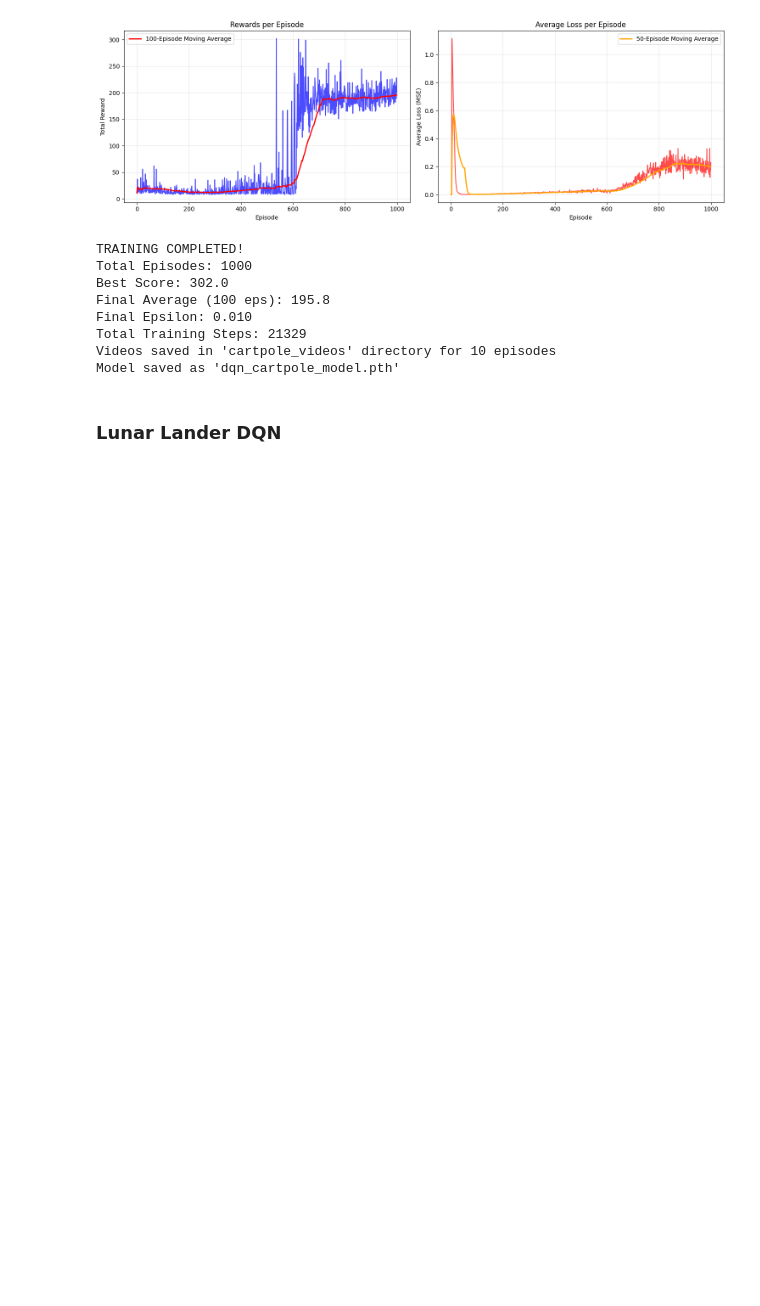
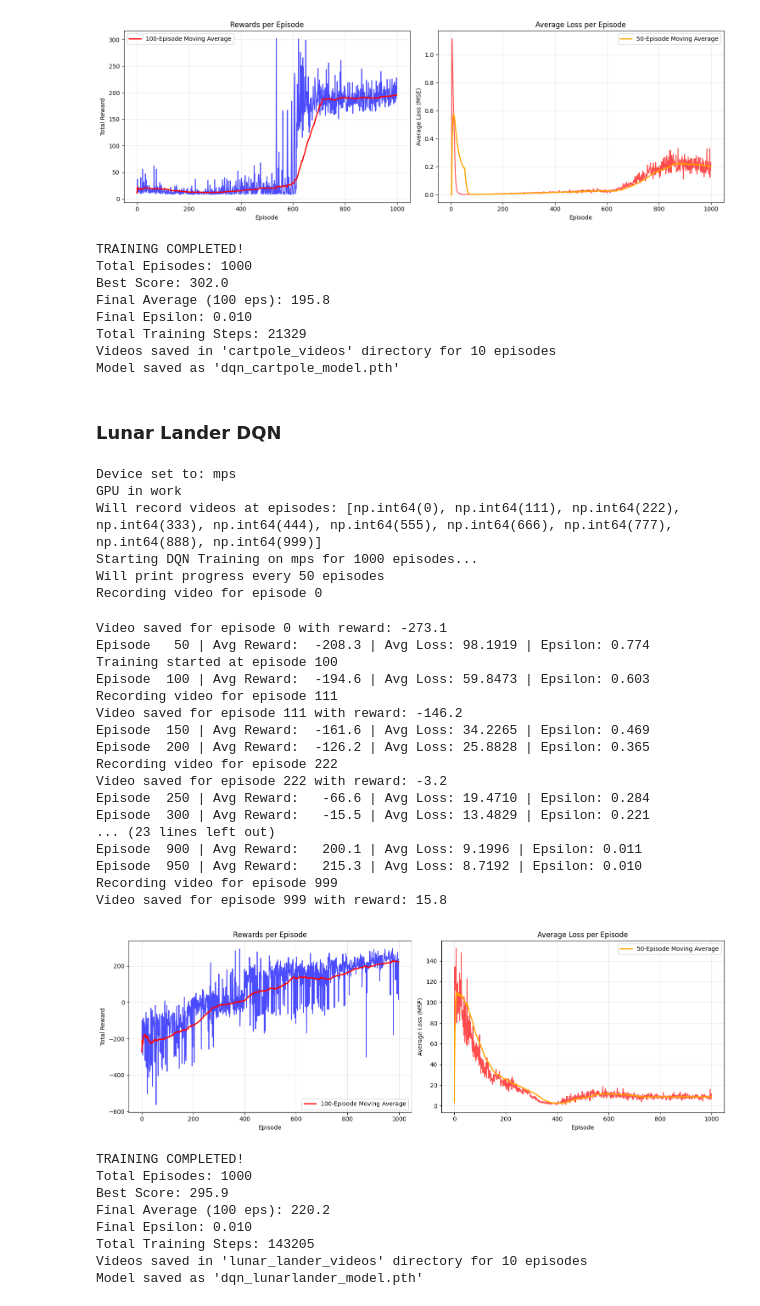
Before and after one commit to faheemgurkani/learning, a Jupyter notebook: RL/src/understanding-rl.ipynb, the cells around one changed output. Drawn from its saved outputs; the diff is of its cells as text; code cells hidden in the pictures; blank space fills up the shorter version.

```diff
--- a/RL/src/understanding-rl.ipynb
+++ b/RL/src/understanding-rl.ipynb
@@ -520,7 +520,7 @@ for episode in range(EPISODES):
 
     if record_video:
         # Setup video recording
-        video_env = gym.make("CartPole-v1", render_mode="rgb_array")
+        video_env = gym.make("LunarLander-v3", render_mode="rgb_array")
         video_env = gym.wrappers.RecordVideo(
             video_env,
             f"lunar_lander_videos/episode_{episode}",
@@ -623,30 +623,63 @@ if avg_losses:
     ax2.grid(True, alpha=0.3)
 
     # Plot moving average of loss
     loss_window = 50
     if len(avg_losses) >= loss_window:
         loss_moving_avg = []
         for i in range(len(avg_losses)):
             if i < loss_window:
                 loss_moving_avg.append(np.mean(avg_losses[:i+1]))
             else:
                 loss_moving_avg.append(np.mean(avg_losses[i-loss_window+1:i+1]))
         ax2.plot(loss_moving_avg, color='orange', linewidth=2, label=f'{loss_window}-Episode Moving Average')
         ax2.legend()
 
 plt.tight_layout()
 plt.show()
 
 # Print final results
 env.close()
 print(f"\nTRAINING COMPLETED!")
 print(f"Total Episodes: {len(episode_rewards)}")
 print(f"Best Score: {max(episode_rewards):.1f}")
 print(f"Final Average (100 eps): {np.mean(episode_rewards[-100:]):.1f}")
 print(f"Final Epsilon: {epsilon:.3f}")
 print(f"Total Training Steps: {len(agent.losses)}")
 print(f"Videos saved in 'lunar_lander_videos' directory for {NUM_VIDEOS} episodes")
 
 # Save the model
 torch.save(agent.model.state_dict(), 'dqn_lunarlander_model.pth')
 print(f"Model saved as 'dqn_lunarlander_model.pth'")
+# %% [output]
+Device set to: mps
+GPU in work
+Will record videos at episodes: [np.int64(0), np.int64(111), np.int64(222), np.int64(333), np.int64(444), np.int64(555), np.int64(666), np.int64(777), np.int64(888), np.int64(999)]
+Starting DQN Training on mps for 1000 episodes...
+Will print progress every 50 episodes
+Recording video for episode 0
+Video saved for episode 0 with reward: -273.1
+Episode   50 | Avg Reward:  -208.3 | Avg Loss: 98.1919 | Epsilon: 0.774
+Training started at episode 100
+Episode  100 | Avg Reward:  -194.6 | Avg Loss: 59.8473 | Epsilon: 0.603
+Recording video for episode 111
+Video saved for episode 111 with reward: -146.2
+Episode  150 | Avg Reward:  -161.6 | Avg Loss: 34.2265 | Epsilon: 0.469
+Episode  200 | Avg Reward:  -126.2 | Avg Loss: 25.8828 | Epsilon: 0.365
+Recording video for episode 222
+Video saved for episode 222 with reward: -3.2
+Episode  250 | Avg Reward:   -66.6 | Avg Loss: 19.4710 | Epsilon: 0.284
+Episode  300 | Avg Reward:   -15.5 | Avg Loss: 13.4829 | Epsilon: 0.221
+... (23 lines left out)
+Episode  900 | Avg Reward:   200.1 | Avg Loss: 9.1996 | Epsilon: 0.011
+Episode  950 | Avg Reward:   215.3 | Avg Loss: 8.7192 | Epsilon: 0.010
+Recording video for episode 999
+Video saved for episode 999 with reward: 15.8
+[figure, added]
+TRAINING COMPLETED!
+Total Episodes: 1000
+Best Score: 295.9
+Final Average (100 eps): 220.2
+Final Epsilon: 0.010
+Total Training Steps: 143205
+Videos saved in 'lunar_lander_videos' directory for 10 episodes
+Model saved as 'dqn_lunarlander_model.pth'
```
